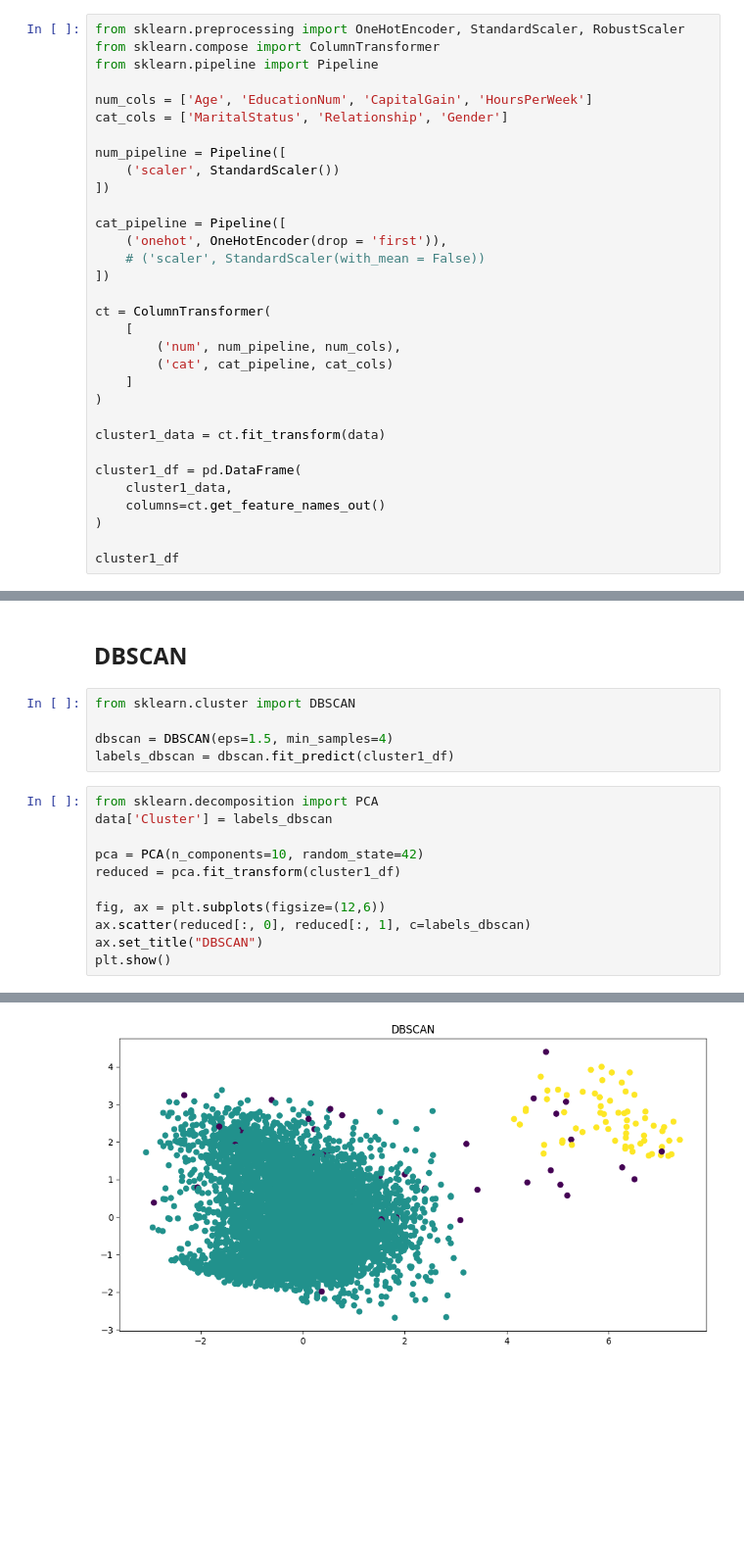
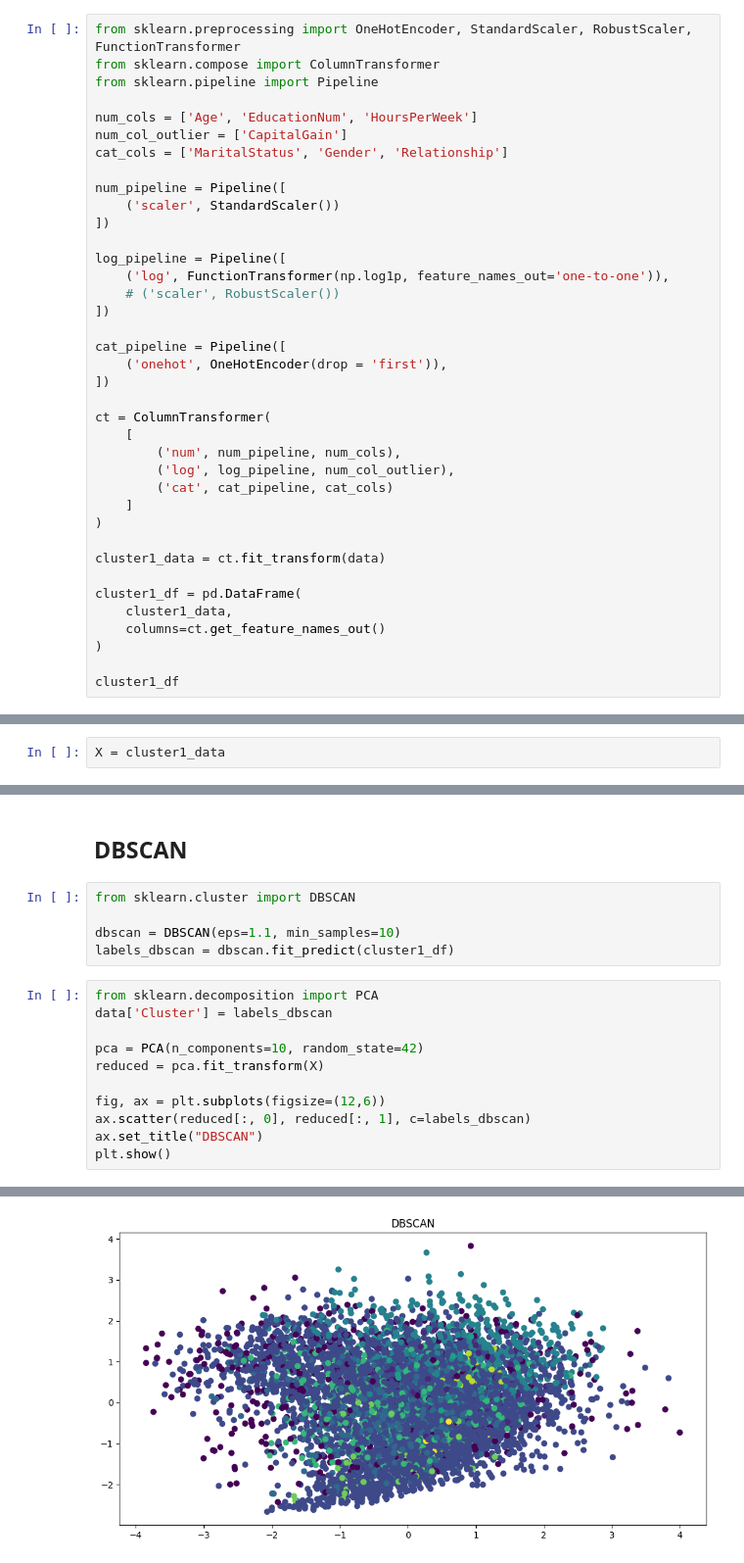
Before and after one commit to JoseCervantes06/Proyecto1_Equipo20_Cervantes-Reyes, a Jupyter notebook: fase2.ipynb, the cells around one changed output, grey strips where cells are left out. Shown: that part at 98% size. Cells and saved outputs as stored; diff of their text form; blank space fills up the shorter version.

```diff
--- a/fase2.ipynb
+++ b/fase2.ipynb
@@ -184,25 +188,31 @@ Convertir variables categóricas a númericas.
 - Relationship
 - Gender
 # %%
-from sklearn.preprocessing import OneHotEncoder, StandardScaler, RobustScaler
+from sklearn.preprocessing import OneHotEncoder, StandardScaler, RobustScaler, FunctionTransformer
 from sklearn.compose import ColumnTransformer
 from sklearn.pipeline import Pipeline
 
-num_cols = ['Age', 'EducationNum', 'CapitalGain', 'HoursPerWeek']
-cat_cols = ['MaritalStatus', 'Relationship', 'Gender']
+num_cols = ['Age', 'EducationNum', 'HoursPerWeek']
+num_col_outlier = ['CapitalGain']
+cat_cols = ['MaritalStatus', 'Gender', 'Relationship']
 
 num_pipeline = Pipeline([
     ('scaler', StandardScaler())
 ])
 
+log_pipeline = Pipeline([
+    ('log', FunctionTransformer(np.log1p, feature_names_out='one-to-one')),
+    # ('scaler', RobustScaler())
+])
+
 cat_pipeline = Pipeline([
     ('onehot', OneHotEncoder(drop = 'first')),
-    # ('scaler', StandardScaler(with_mean = False))
 ])
 
 ct = ColumnTransformer(
     [
         ('num', num_pipeline, num_cols),
+        ('log', log_pipeline, num_col_outlier),
         ('cat', cat_pipeline, cat_cols)
     ]
 )
@@ -295,0 +331,2 @@ plt.plot(clusters_range,inertias, marker='o')
+# %%
+X = cluster1_data
@@ -298,24 +349,24 @@ plt.plot(clusters_range,inertias, marker='o')
 # %%
 from sklearn.cluster import DBSCAN
 
-dbscan = DBSCAN(eps=1.5, min_samples=4)
+dbscan = DBSCAN(eps=1.1, min_samples=10)
 labels_dbscan = dbscan.fit_predict(cluster1_df)
 # %%
 from sklearn.decomposition import PCA
 data['Cluster'] = labels_dbscan
 
 pca = PCA(n_components=10, random_state=42)
-reduced = pca.fit_transform(cluster1_df)
+reduced = pca.fit_transform(X)
 
 fig, ax = plt.subplots(figsize=(12,6))
 ax.scatter(reduced[:, 0], reduced[:, 1], c=labels_dbscan)
 ax.set_title("DBSCAN")
 plt.show()
 # %% [output]
 A value is trying to be set on a copy of a slice from a DataFrame.
 Try using .loc[row_indexer,col_indexer] = value instead
 
 See the caveats in the documentation: https://pandas.pydata.org/pandas-docs/stable/user_guide/indexing.html#returning-a-view-versus-a-copy
   data['Cluster'] = labels_dbscan
-[figure, old version]
+[figure, new version]
 # %%
```
Also changed, not shown: parts of 25 cells of this notebook.
